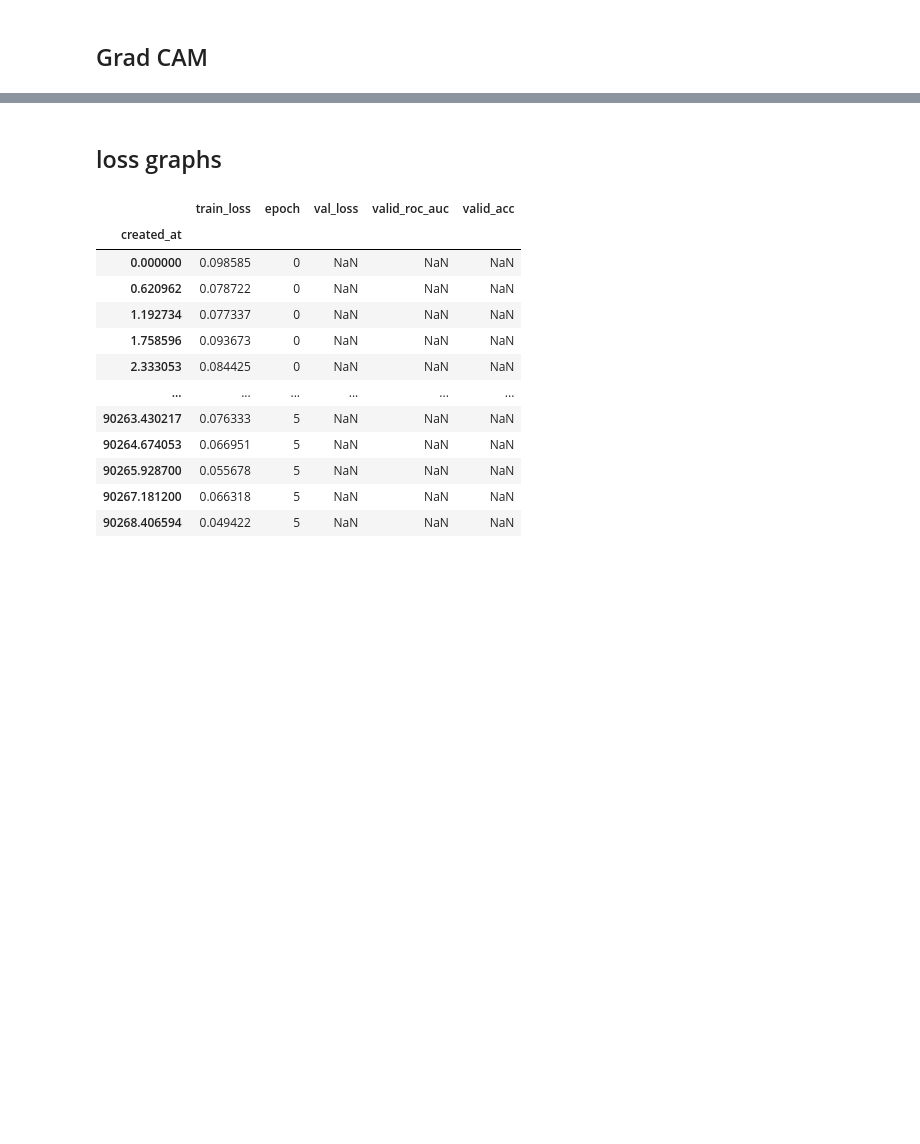
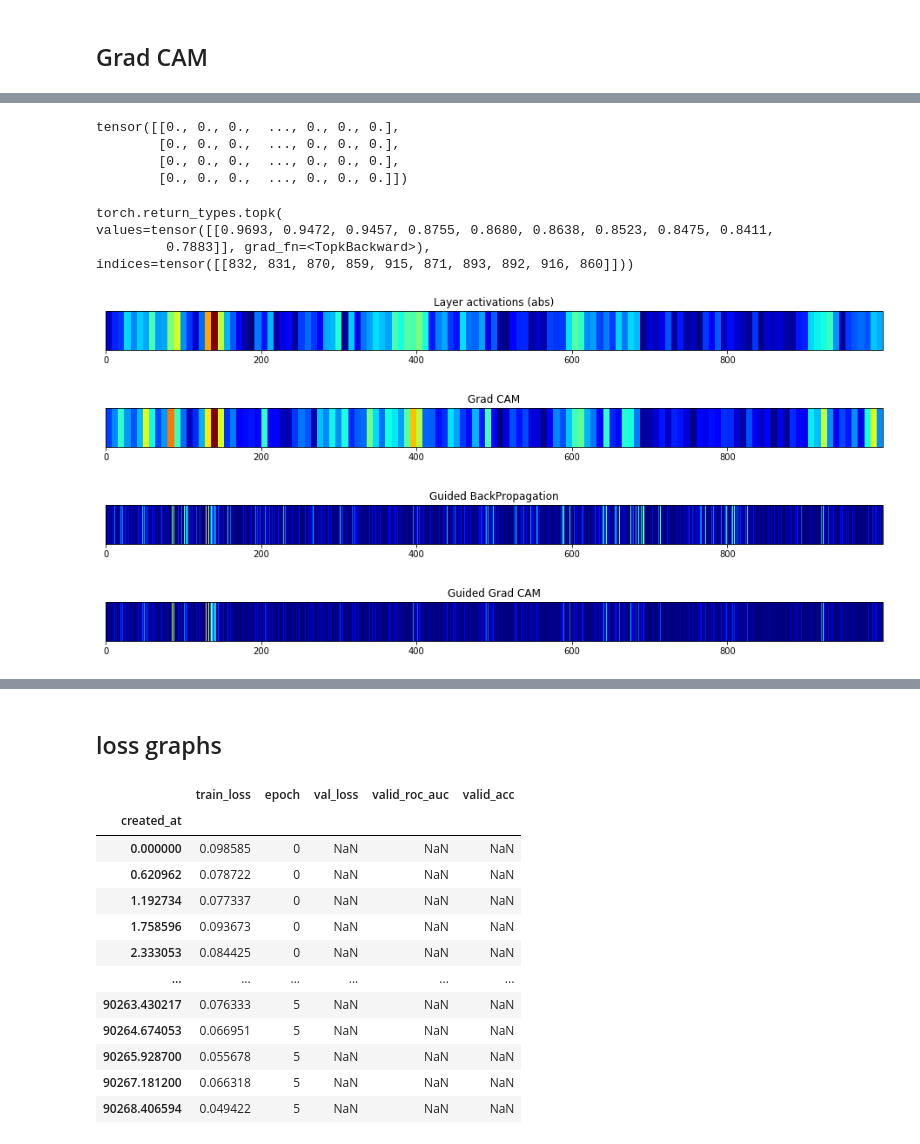
Before and after one commit to Rvbens/non-coding-DNA-classifier, a Jupyter notebook: notebooks/5. Evaluation.ipynb, the cells around one changed output, grey strips where cells are left out. Saved outputs shown, nothing was run; the diff lists cells and outputs as text; code cells hidden in the pictures; blank space fills up the shorter version.

```diff
--- a/notebooks/5. Evaluation.ipynb
+++ b/notebooks/5. Evaluation.ipynb
@@ -229,0 +74,11 @@ def plot_PWM(acts):
+# %%
+tgt = 832 #target to find common motif
+tgt_idxs = test['arr_1'][:500][:,832]==1
+sample_batch = test['arr_0'][:500][tgt_idxs]
+
+bs = sample_batch.shape[0]
+print(bs)
+hot_batch = torch.zeros(bs,4,seq_len)
+for i in range(bs):
+    x = torch.LongTensor(sample_batch[i])
+    hot_batch[i,x,np.arange(seq_len)]=1
@@ -229,0 +173,51 @@ def plot_PWM(acts):
+# %%
+# Forward pass
+y_hat = model(x)
+y_pred = torch.sigmoid(y_hat[0])
+y_hat2 = guided_model(x)
+# print(saved_acts.shape)
+
+# We choose the class with highest probability, can be a choosen label
+_, i = y_pred.topk(1)
+# i=888
+# gradient backpropagation
+guided_model.zero_grad()
+y_hat2[0][0,i].backward()
+back_grad = F.relu(x.grad.clone().sum(0))
+
+model.zero_grad()
+y_hat[0][0,i].backward()
+x.grad.zero_()
+# print(saved_acts[0].shape, saves_grads[0].shape)
+# %% [output]
+tensor([[0., 0., 0.,  ..., 0., 0., 0.],
+        [0., 0., 0.,  ..., 0., 0., 0.],
+        [0., 0., 0.,  ..., 0., 0., 0.],
+        [0., 0., 0.,  ..., 0., 0., 0.]])
+# %%
+y_pred.topk(10)
+# %% [output]
+torch.return_types.topk(
+values=tensor([[0.9693, 0.9472, 0.9457, 0.8755, 0.8680, 0.8638, 0.8523, 0.8475, 0.8411,
+         0.7883]], grad_fn=<TopkBackward>),
+indices=tensor([[832, 831, 870, 859, 915, 871, 893, 892, 916, 860]]))
+# %%
+# Mean of the activation of every filter for every class
+act_avg = saved_acts['last_cv'][0].detach().mean(0).numpy()
+plot_seq(abs(act_avg),'Layer activations (abs)')
+
+alpha_c = saves_grads['last_cv'][0].mean(1,keepdim=True) #weight factor for every filter according to gradients, represent how much affect the choosen class
+# grad_cam = F.relu((alpha_c*saved_acts[0]).sum(0)).detach().numpy() #Grad-CAM over every filter
+grad_cam = F.relu(alpha_c*saved_acts['last_cv'][0]).sum(0).detach().numpy() # grad cam modified
+# print(alpha_c.shape, grad_cam.shape)
+gd_grad_cam = np.repeat(grad_cam,seq_len//grad_cam.shape[0])* back_grad.numpy()
+
+
+plot_seq(grad_cam,'Grad CAM')
+plot_seq(back_grad,'Guided BackPropagation')
+plot_seq(gd_grad_cam,'Guided Grad CAM')
+# %% [output]
+[figure, added]
+[figure, added]
+[figure, added]
+[figure, added]
```
Also changed, not shown: parts of 48 cells of this notebook, 3 other files.
